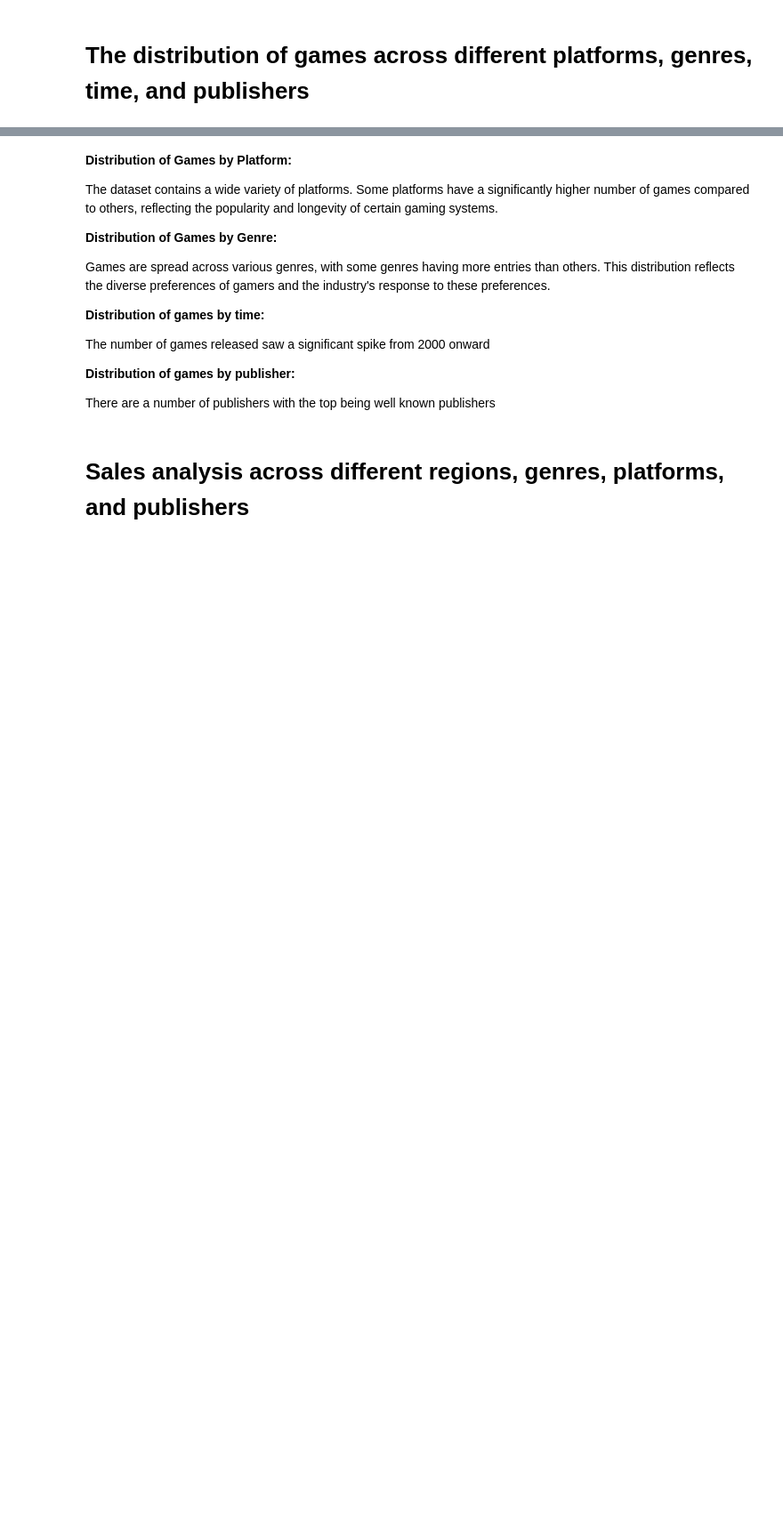
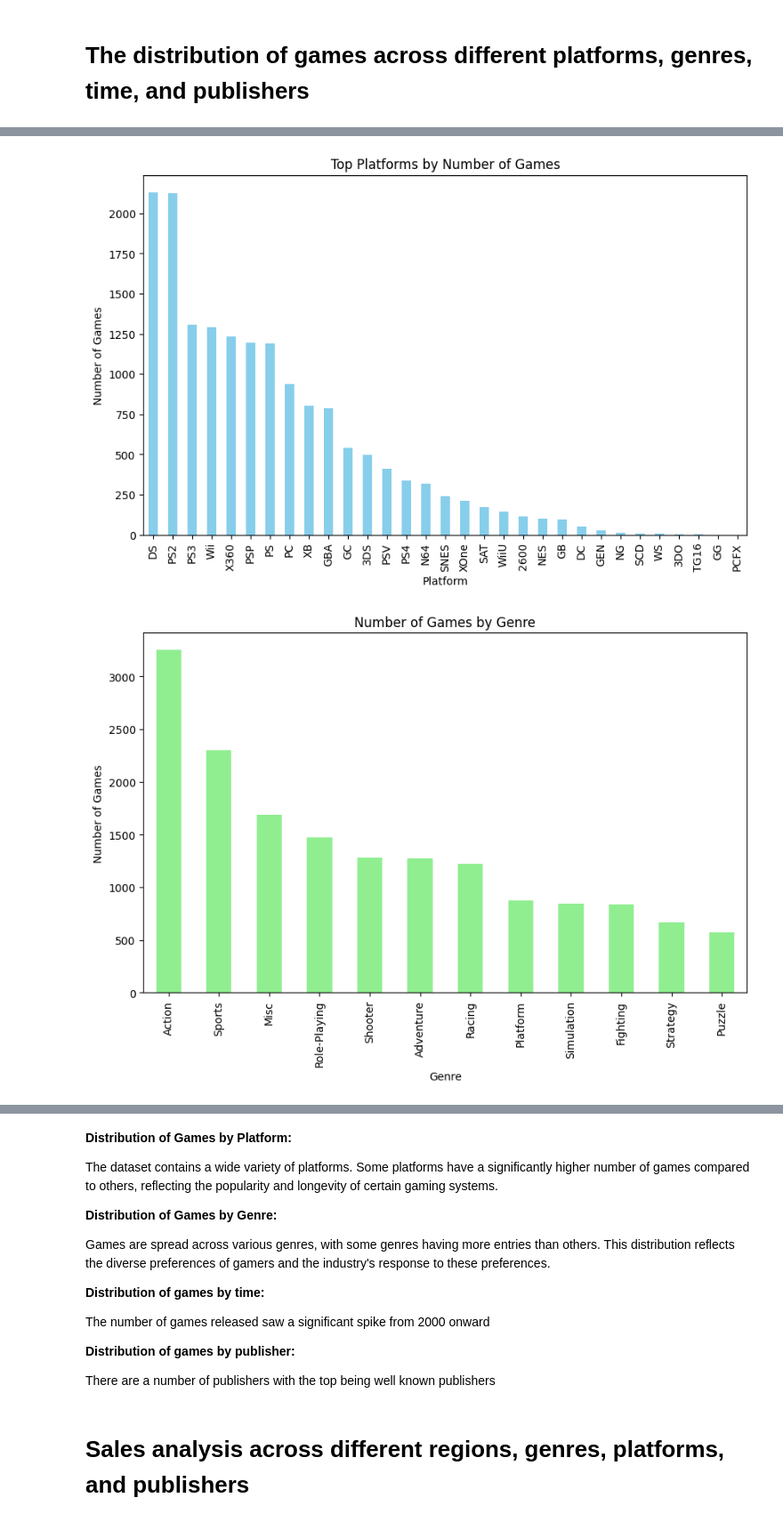
Before and after one commit to PhysicalBit7/Intro-to-Data-Science, a Jupyter notebook: Project/src/eda.ipynb, the cells around one changed output, grey strips where cells are left out. Shown: that part at 89% size. Drawn from its saved outputs; the diff is of its cells as text; code cells hidden in the pictures; blank space fills up the shorter version.

```diff
--- a/Project/src/eda.ipynb
+++ b/Project/src/eda.ipynb
@@ -199,0 +161,50 @@ plt.show()
+# %%
+
+# Distribution of games by platform
+platform_counts = data['Platform'].value_counts()
+
+# Plotting top platforms
+plt.figure(figsize=(10, 6))
+platform_counts.plot(kind='bar', color='skyblue')
+plt.title('Top Platforms by Number of Games')
+plt.xlabel('Platform')
+plt.ylabel('Number of Games')
+plt.show()
+
+# Distribution of games by genre
+genre_counts = data['Genre'].value_counts()
+
+# Plotting genres
+plt.figure(figsize=(10, 6))
+genre_counts.plot(kind='bar', color='lightgreen')
+plt.title('Number of Games by Genre')
+plt.xlabel('Genre')
+plt.ylabel('Number of Games')
+plt.show()
+
+# Distribution of games by year
+year_counts = data['Year'].value_counts().sort_index()
+
+# Plotting year distribution
+plt.figure(figsize=(10, 6))
+year_counts.plot(color='salmon')
+plt.title('Number of Games Released Over Time')
+plt.xlabel('Year')
+plt.ylabel('Number of Games Released')
+plt.gca().xaxis.set_major_locator(plt.MaxNLocator(integer=True))
+plt.show()
+
+# Distribution of games by publisher
+title_counts = data['Publisher'].value_counts()
+
+# Plotting top publishers
+plt.figure(figsize=(10, 6))
+title_counts.head(20).plot(kind='bar', color='skyblue')
+plt.title('Top Publishers by Number of Games')
+plt.xlabel('Publisher')
+plt.ylabel('Number of Games')
+plt.xticks(rotation=45, ha='right')
+plt.show()
+# %% [output]
+[figure, added]
+[figure, added]
```
Also changed, not shown: parts of 3 cells of this notebook, 8 other files.
